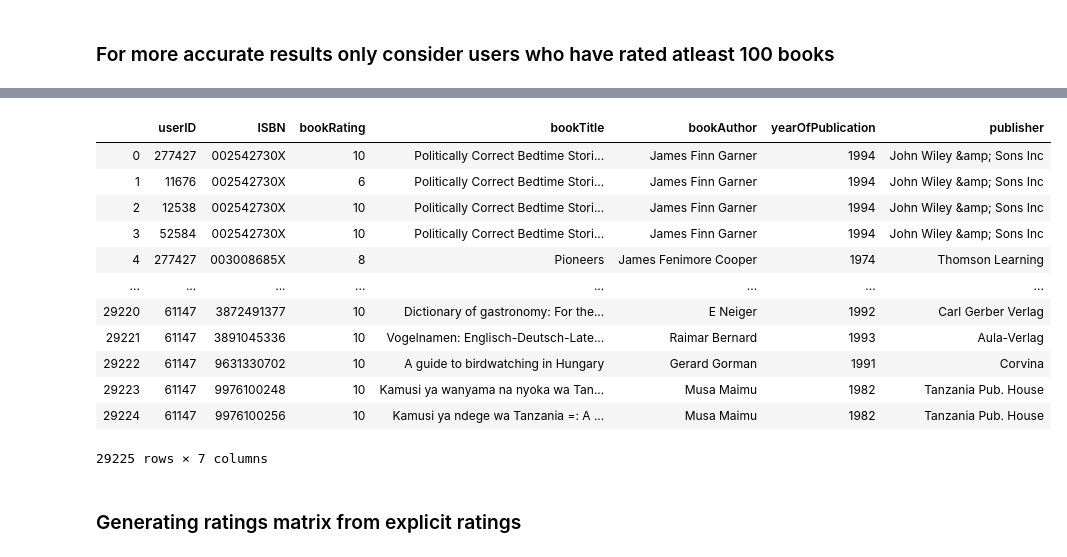
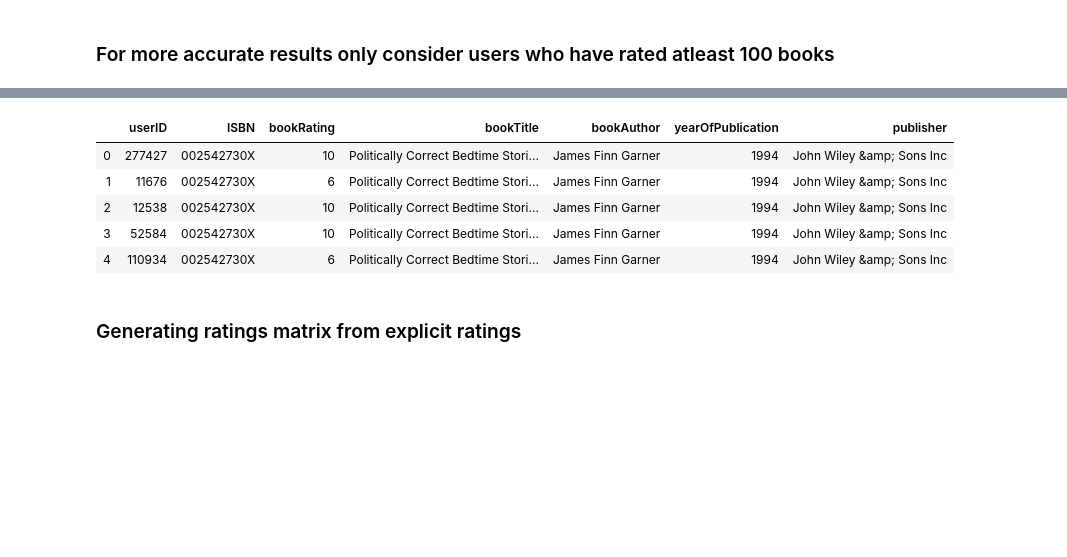
Before and after one commit to GreatLearningAIML1/pune-july19-batch-parikshitbangde, a Jupyter notebook: Collaborative Filtering based Recommendation System_Questios.ipynb, the cells around one changed output, grey strips where cells are left out. Drawn from its saved outputs; the diff is of its cells as text; code cells hidden in the pictures; blank space fills up the shorter version.

```diff
--- a/Collaborative Filtering based Recommendation System_Questios.ipynb
+++ b/Collaborative Filtering based Recommendation System_Questios.ipynb
@@ -256,4 +253,5 @@ ratings.head(5)
 # %% [markdown]
 ### Ratings dataset should have books only which exist in our books dataset. Drop the remaining rows
 # %%
-ratings = ratings[ratings.index.isin(books.index)]
+ratings = ratings[ratings.ISBN.isin(books.ISBN)]
+ratings.shape
@@ -260,4 +260,5 @@ ratings = ratings[ratings.index.isin(books.index)]
 # %% [markdown]
 ### Ratings dataset should have ratings from users which exist in users dataset. Drop the remaining rows
 # %%
-ratings = ratings[ratings.index.isin(users.index)]
+ratings = ratings[ratings.userID.isin(users.userID)]
+ratings.shape
@@ -341,20 +335,13 @@ Name: userID, Length: 116, dtype: bool
 # %%
 book_data1 = pd.merge(ratings, books, on='ISBN')
-book_data1
+book_data1.head()
 # %% [output]
 |  | userID | ISBN | bookRating | bookTitle | bookAuthor | yearOfPublication | publisher |
 | 0 | 277427 | 002542730X | 10 | Politically Correct Bedtime Stori... | James Finn Garner | 1994 | John Wiley &amp; Sons Inc |
 | 1 | 11676 | 002542730X | 6 | Politically Correct Bedtime Stori... | James Finn Garner | 1994 | John Wiley &amp; Sons Inc |
 | 2 | 12538 | 002542730X | 10 | Politically Correct Bedtime Stori... | James Finn Garner | 1994 | John Wiley &amp; Sons Inc |
 | 3 | 52584 | 002542730X | 10 | Politically Correct Bedtime Stori... | James Finn Garner | 1994 | John Wiley &amp; Sons Inc |
-| 4 | 277427 | 003008685X | 8 | Pioneers | James Fenimore Cooper | 1974 | Thomson Learning |
-| ... | ... | ... | ... | ... | ... | ... | ... |
-| 29220 | 61147 | 3872491377 | 10 | Dictionary of gastronomy: For the... | E Neiger | 1992 | Carl Gerber Verlag |
-| 29221 | 61147 | 3891045336 | 10 | Vogelnamen: Englisch-Deutsch-Late... | Raimar Bernard | 1993 | Aula-Verlag |
-| 29222 | 61147 | 9631330702 | 10 | A guide to birdwatching in Hungary | Gerard Gorman | 1991 | Corvina |
-| 29223 | 61147 | 9976100248 | 10 | Kamusi ya wanyama na nyoka wa Tan... | Musa Maimu | 1982 | Tanzania Pub. House |
-| 29224 | 61147 | 9976100256 | 10 | Kamusi ya ndege wa Tanzania =: A ... | Musa Maimu | 1982 | Tanzania Pub. House |
+| 4 | 110934 | 002542730X | 6 | Politically Correct Bedtime Stori... | James Finn Garner | 1994 | John Wiley &amp; Sons Inc |
-29225 rows × 7 columns
 # %% [markdown]
 ### Generating ratings matrix from explicit ratings
 # %% [markdown]
```
Also changed, not shown: parts of 33 cells of this notebook.
